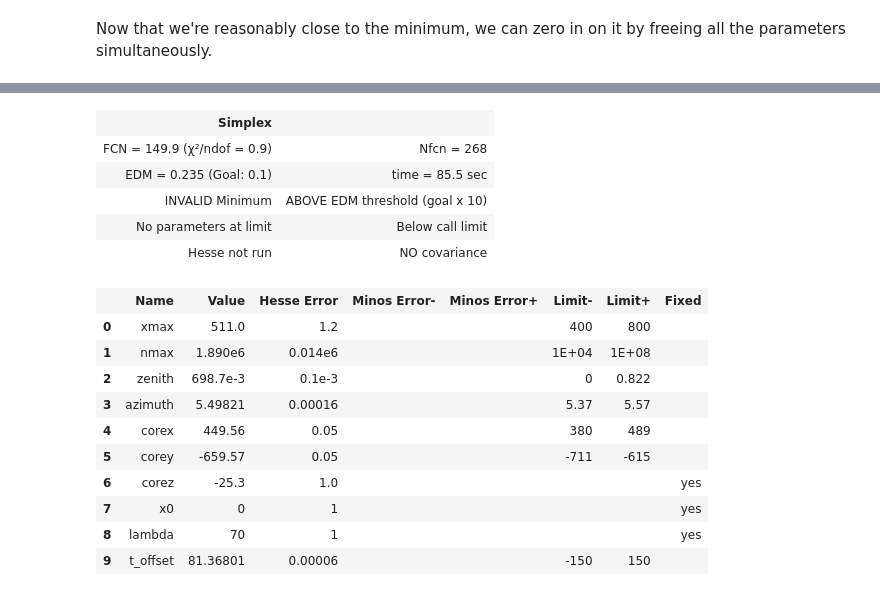
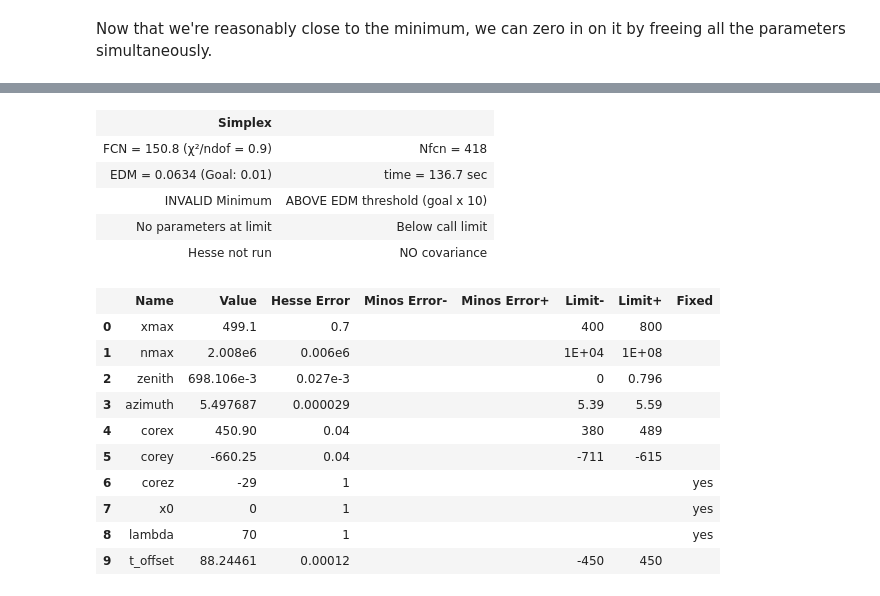
Before and after one commit to ikepc1/NIZ, a Jupyter notebook: niche_fitting.ipynb, the cells around one changed output, grey strips where cells are left out. Cells and saved outputs as stored; diff of their text form; code cells hidden in the pictures.

```diff
--- a/niche_fitting.ipynb
+++ b/niche_fitting.ipynb
@@ -14,7 +14,8 @@ ckv = GetCkv(cfg)
 # %% [markdown]
 Now let's simulate an event with given shower parameters.
 # %%
-pars = [500.,2.e6,np.deg2rad(40.),np.deg2rad(315.), 450., -660.,-25.25,0,70,80.]
+# pars = [6.479052e+02,1.705156e+06,5.890362e-01,2.461860e+00, 437., -660.,-29.0,0,70,0.]
+pars = [500.,2.e6,np.deg2rad(40.),np.deg2rad(315.), 450., -660.,-29,0,70,0.]
 ev = BasicParams.get_event(pars)
 pe = ProcessEvents(cfg, frozen_noise=True)
 real_nfits = pe.gen_nfits_from_event(ev)
@@ -207,35 +208,35 @@ at = AllSamples(real_nfits, BasicParams, cfg)
 at.target_parameters = ['t_offset']
 m = init_minuit(at, guess)
 # %%
-m.tol=.1
+m.tol=.01
 m.fixed = True
 m.fixed['xmax'] = False
 m.fixed['nmax'] = False
 m.fixed['zenith'] = False
 m.fixed['azimuth'] = False
 m.fixed['corex'] = False
 m.fixed['corey'] = False
 m.fixed['t_offset'] = False
 # m.scan()
 m.simplex()
 # %% [output]
 | Simplex |  |
-| FCN = 149.9 (χ²/ndof = 0.9) | Nfcn = 268 |
-| EDM = 0.235 (Goal: 0.1) | time = 85.5 sec |
+| FCN = 150.8 (χ²/ndof = 0.9) | Nfcn = 418 |
+| EDM = 0.0634 (Goal: 0.01) | time = 136.7 sec |
 | INVALID Minimum | ABOVE EDM threshold (goal x 10) |
 | No parameters at limit | Below call limit |
 | Hesse not run | NO covariance |
 |  | Name | Value | Hesse Error | Minos Error- | Minos Error+ | Limit- | Limit+ | Fixed |
-| 0 | xmax | 511.0 | 1.2 |  |  | 400 | 800 |  |
-| 1 | nmax | 1.890e6 | 0.014e6 |  |  | 1E+04 | 1E+08 |  |
-| 2 | zenith | 698.7e-3 | 0.1e-3 |  |  | 0 | 0.822 |  |
-| 3 | azimuth | 5.49821 | 0.00016 |  |  | 5.37 | 5.57 |  |
-| 4 | corex | 449.56 | 0.05 |  |  | 380 | 489 |  |
-| 5 | corey | -659.57 | 0.05 |  |  | -711 | -615 |  |
-| 6 | corez | -25.3 | 1.0 |  |  |  |  | yes |
+| 0 | xmax | 499.1 | 0.7 |  |  | 400 | 800 |  |
+| 1 | nmax | 2.008e6 | 0.006e6 |  |  | 1E+04 | 1E+08 |  |
+| 2 | zenith | 698.106e-3 | 0.027e-3 |  |  | 0 | 0.796 |  |
+| 3 | azimuth | 5.497687 | 0.000029 |  |  | 5.39 | 5.59 |  |
+| 4 | corex | 450.90 | 0.04 |  |  | 380 | 489 |  |
+| 5 | corey | -660.25 | 0.04 |  |  | -711 | -615 |  |
+| 6 | corez | -29 | 1 |  |  |  |  | yes |
 | 7 | x0 | 0 | 1 |  |  |  |  | yes |
 | 8 | lambda | 70 | 1 |  |  |  |  | yes |
-| 9 | t_offset | 81.36801 | 0.00006 |  |  | -150 | 150 |  |
+| 9 | t_offset | 88.24461 | 0.00012 |  |  | -450 | 450 |  |
 # %%
 # m.limits['xmax'] = (m.params['xmax'].value-20.,m.params['xmax'].value+20.)
 # m.limits['nmax'] = (m.params['nmax'].value-2.e5,m.params['nmax'].value+2.e5)
```
Also changed, not shown: parts of 14 cells of this notebook, 11 other files.
